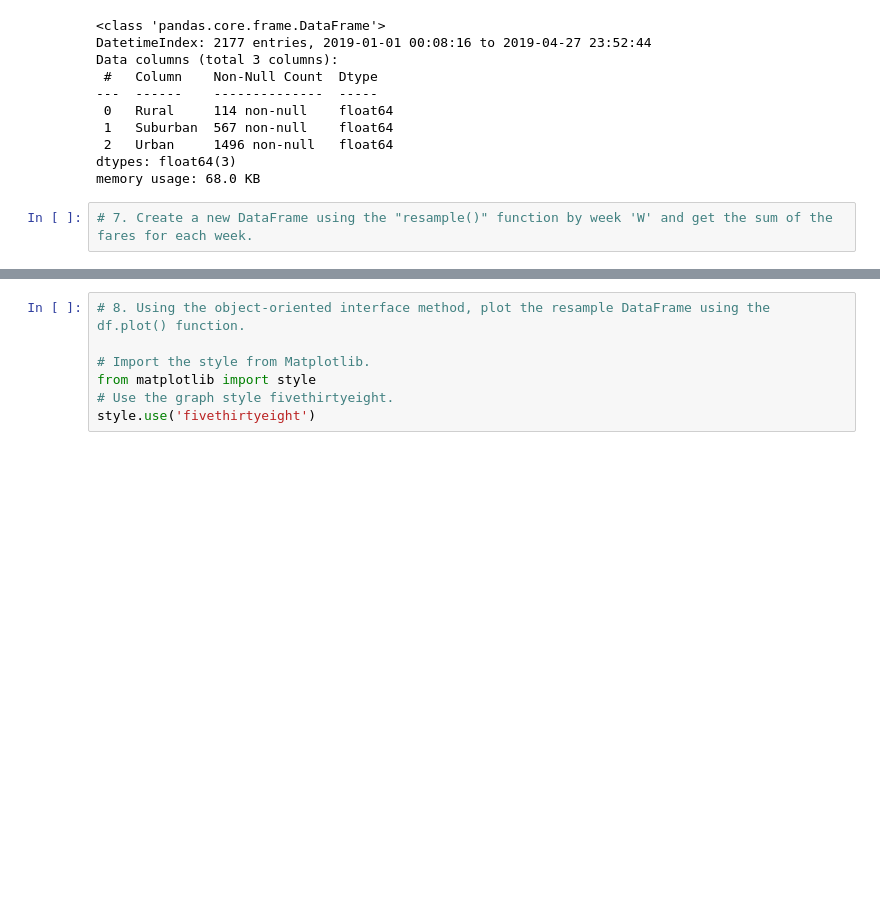
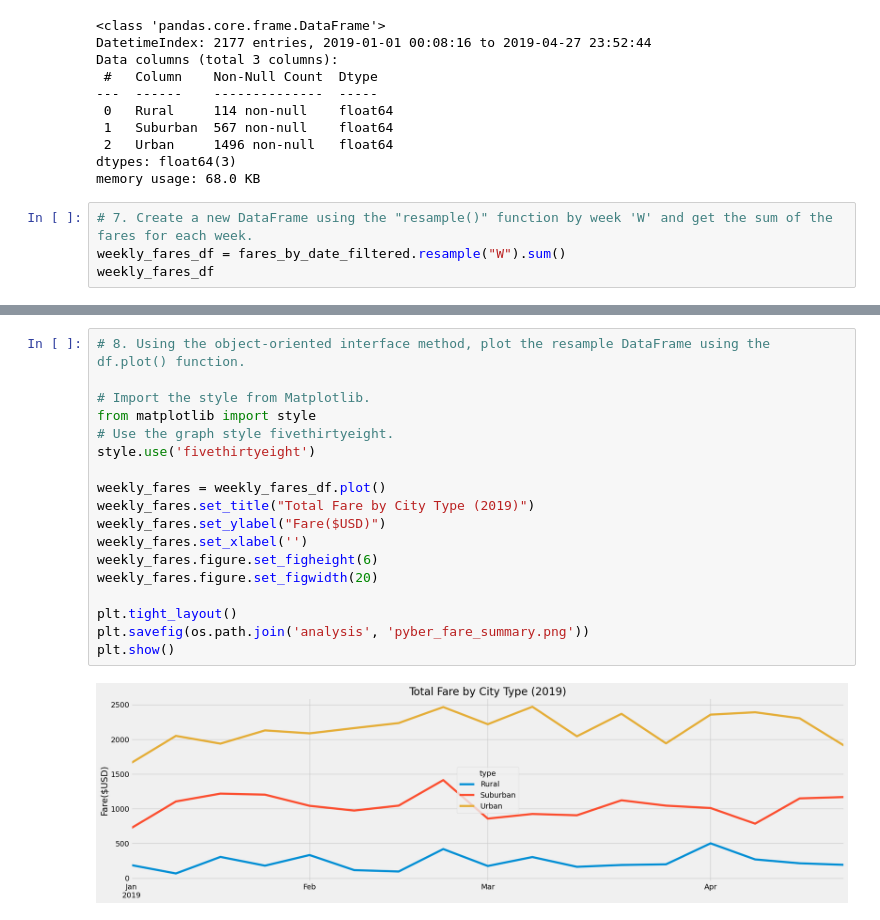
Before and after one commit to MickMarch/pyber_analysis, a Jupyter notebook: pyber_challenge.ipynb, the cells around one changed output, grey strips where cells are left out. Saved outputs shown, nothing was run; the diff lists cells and outputs as text; blank space fills up the shorter version.

Commit message:
Completed Fare Analysis and added a chart

```diff
--- a/pyber_challenge.ipynb
+++ b/pyber_challenge.ipynb
@@ -254,3 +254,5 @@ dtypes: float64(3)
 memory usage: 68.0 KB
 # %%
 # 7. Create a new DataFrame using the "resample()" function by week 'W' and get the sum of the fares for each week.
+weekly_fares_df = fares_by_date_filtered.resample("W").sum()
+weekly_fares_df
@@ -257,7 +279,20 @@ memory usage: 68.0 KB
 # %%
 # 8. Using the object-oriented interface method, plot the resample DataFrame using the df.plot() function.
 
 # Import the style from Matplotlib.
 from matplotlib import style
 # Use the graph style fivethirtyeight.
 style.use('fivethirtyeight')
+
+weekly_fares = weekly_fares_df.plot()
+weekly_fares.set_title("Total Fare by City Type (2019)")
+weekly_fares.set_ylabel("Fare($USD)")
+weekly_fares.set_xlabel('')
+weekly_fares.figure.set_figheight(6)
+weekly_fares.figure.set_figwidth(20)
+
+plt.tight_layout()
+plt.savefig(os.path.join('analysis', 'pyber_fare_summary.png'))
+plt.show()
+# %% [output]
+[figure, added]
```
Also changed, not shown: parts of 2 cells of this notebook, 1 other file.
